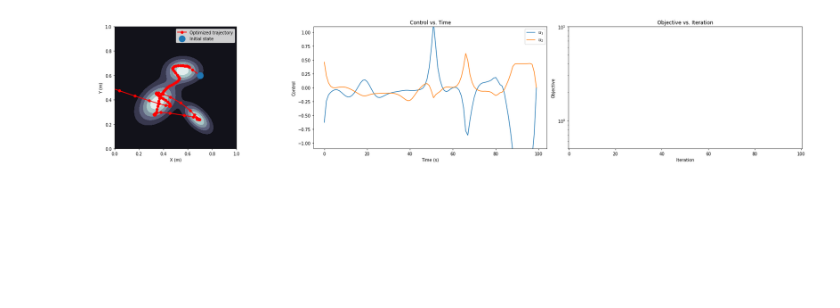
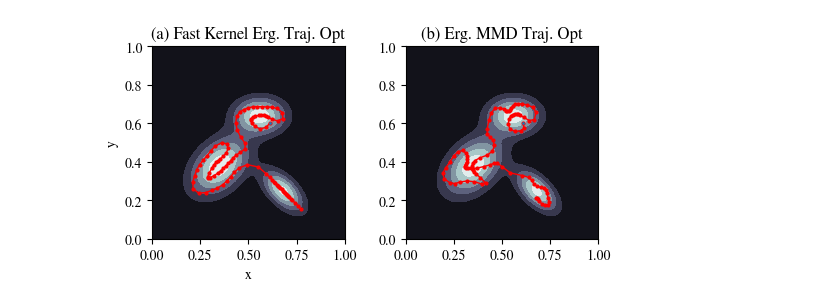
Before and after one commit to i-abr/ergodic_mmd, a Jupyter notebook: notebooks/planar_search.ipynb, the cells around one changed output. Drawn from its saved outputs; the diff is of its cells as text; code cells hidden in the pictures; blank space fills up the shorter version.

Commit message:
uploaded tons of figures

```diff
--- a/notebooks/planar_search.ipynb
+++ b/notebooks/planar_search.ipynb
@@ -183,11 +184,11 @@ optimal kernel parameter:  [4.42716821 4.01353189]
 # %%
 # h = 0.0025
 args = {
-        'h' : jnp.array([4.,4.]),
+        'h' : opt_theta,
         'points' : points,
         'P_XI' : P_XI,
         'dt' : 0.1,
-        'x0' : jnp.array([0.7,0.6])
+        'x0' : jnp.array([0.61,0.6])
 }
 # %%
 T = 100
@@ -204,11 +205,13 @@ X = jnp.array([
 # ]).T
 U = (X[1:, :] - X[:-1, :]) / args['dt']
 
-U = jnp.zeros((T, 2))
+# U = jnp.zeros((T, 2))
 
 params = {'U': U}
 
-solver = AugmentedLagrangeSolver(params, emmd_loss, eq_constr, ineq_constr, args=args, c=.1)
+emmd_solver = AugmentedLagrangeSolver(params, emmd_loss, eq_constr, ineq_constr, args=args, c=.1)
+fast_kernel_solver = AugmentedLagrangeSolver(params, fast_kernel_loss, eq_constr, ineq_constr, args=args, c=.1)
+
 # solver = AugmentedLagrangeSolver(
 #     params, emmd_loss, eq_constr, ineq_constr,
 #     step_size=1e-3,
@@ -217,3 +228,4 @@ solver = AugmentedLagrangeSolver(params, emmd_loss, eq_constr, ineq_constr, args
 # %%
-solver.solve(max_iter=15_000, eps=1e-3)
+fast_kernel_solver.solve(max_iter=15_000, eps=1e-3)
+fast_kernel_sol = fast_kernel_solver.solution
 # %% [output]
@@ -236,0 +249,3 @@ done in  749  iterations 0.0009361798348210978
+# %%
+emmd_solver.solve(max_iter=15_000, eps=1e-3)
+emmd_sol = emmd_solver.solution
@@ -238,63 +271,60 @@ done in  749  iterations 0.0009361798348210978
 # Iterative trajectory optimization for ergodic control
 from IPython import display
 
+plt.rcParams["font.family"] = "freeserif"
+
+
 loss_list = []
 
-fig, axes = plt.subplots(1, 3, dpi=70, figsize=(25,5), tight_layout=True)
+fig, axes = plt.subplots(1, 2,figsize=(6,2.5))#, tight_layout=True)
 
 # for iter in tqdm(range(100)):
 
 # solver.solve(max_iter=10, eps=1e-3, alpha=1.00001)
-sol = solver.solution
-loss_list.append(emmd_loss(sol, args))
-U = sol['U']
+# loss_list.append(emmd_loss(sol, args))
+
+U = fast_kernel_sol['U']
 X = forward_sim(args['x0'], U, args['dt'])[1]
 
 # visualize every 10 iterations
 # if (iter+1) % 10 == 0:
 ax1 = axes[0]
 ax1.cla()
 ax1.set_aspect('equal', adjustable='box')
 ax1.set_xlim(0.0, L_list[0])
 ax1.set_ylim(0.0, L_list[1])
-# ax1.set_title('Iteration: {:d}'.format(iter+1))
-ax1.set_xlabel('X (m)')
-ax1.set_ylabel('Y (m)')
+ax1.set_title('(a) Fast Kernel Erg. Traj. Opt')
+ax1.set_xlabel('x')
+ax1.set_ylabel('y')
 ax1.contourf(grids_x, grids_y, pdf_vals.reshape(grids_x.shape), cmap='bone')
 # ax1.plot([x0[0], x_traj[0,0]], [x0[1], x_traj[0,1]], linestyle='-', linewidth=2, color='k', alpha=1.0)
-ax1.plot(X[:,0], X[:,1], linestyle='-', marker='o', color='r', linewidth=2, alpha=1.0, label='Optimized trajectory')
-ax1.plot(args['x0'][0], args['x0'][1], linestyle='', marker='o', markersize=15, color='C0', alpha=1.0, label='Initial state')
-ax1.legend(loc=1)
+ax1.plot(X[:,0], X[:,1], linestyle='-', marker='o', color='r', linewidth=1, markersize=2, alpha=1.0, label='Optimized trajectory')
+ax1.plot(args['x0'][0], args['x0'][1], linestyle='', marker='o', markersize=1, color='C0', alpha=1.0, label='Initial state')
+# ax1.legend(loc=1)
 
 ax2 = axes[1]
+U = emmd_sol['U']
+X = forward_sim(args['x0'], U, args['dt'])[1]
 ax2.cla()
-ax2.set_title('Control vs. Time')
-ax2.set_ylim(-1.1, 1.1)
-ax2.plot(sol['U'][:,0], color='C0', label=r'$u_1$')
-ax2.plot(sol['U'][:,1], color='C1', label=r'$u_2$')
-ax2.set_xlabel('Time (s)')
-ax2.set_ylabel('Control')
-ax2.legend(loc=1)
-height = ax1.get_position().height
-ax2.set_position([ax2.get_position().x0, ax1.get_position().y0, ax2.get_position().width, height])
+ax2.set_aspect('equal', adjustable='box')
+ax2.set_xlim(0.0, L_list[0])
+ax2.set_ylim(0.0, L_list[1])
+ax2.set_title('(b) Erg. MMD Traj. Opt')
+# ax2.set_xlabel('x')
+# ax2.set_ylabel('y')
+ax2.contourf(grids_x, grids_y, pdf_vals.reshape(grids_x.shape), cmap='bone')
+# ax1.plot([x0[0], x_traj[0,0]], [x0[1], x_traj[0,1]], linestyle='-', linewidth=2, color='k', alpha=1.0)
+ax2.plot(X[:,0], X[:,1], linestyle='-', marker='o', color='r', linewidth=1, markersize=2, alpha=1.0, label='Optimized trajectory')
+ax2.plot(args['x0'][0], args['x0'][1], linestyle='', marker='o', markersize=1, color='C0', alpha=1.0, label='Initial state')
+# ax2.legend(loc=1)
 
-ax3 = axes[2]
-ax3.cla()
-ax3.set_title('Objective vs. Iteration')
-ax3.set_xlim(-0.2, 100.2)
-ax3.set_ylim(5e-01, 1e1)
-ax3.set_xlabel('Iteration')
-ax3.set_ylabel('Objective')
-# ax3.plot(np.arange(iter+1), loss_list, color='C3')
-height = ax1.get_position().height
-ax3.set_position([ax3.get_position().x0, ax1.get_position().y0, ax3.get_position().width, height])
-ax3.set_yscale('log')
 
 #     display.clear_output(wait=True)
 #     display.display(fig)
 
 # display.clear_output(wait=True)
-plt.show()
-plt.close()
+# plt.show()
+# plt.close()
+plt.savefig('../figures/kernel_methods_comparison.svg')
 # %% [output]
-[figure, old version]
+[figure, new version]
```
Also changed, not shown: parts of 9 cells of this notebook, 21 other files.
